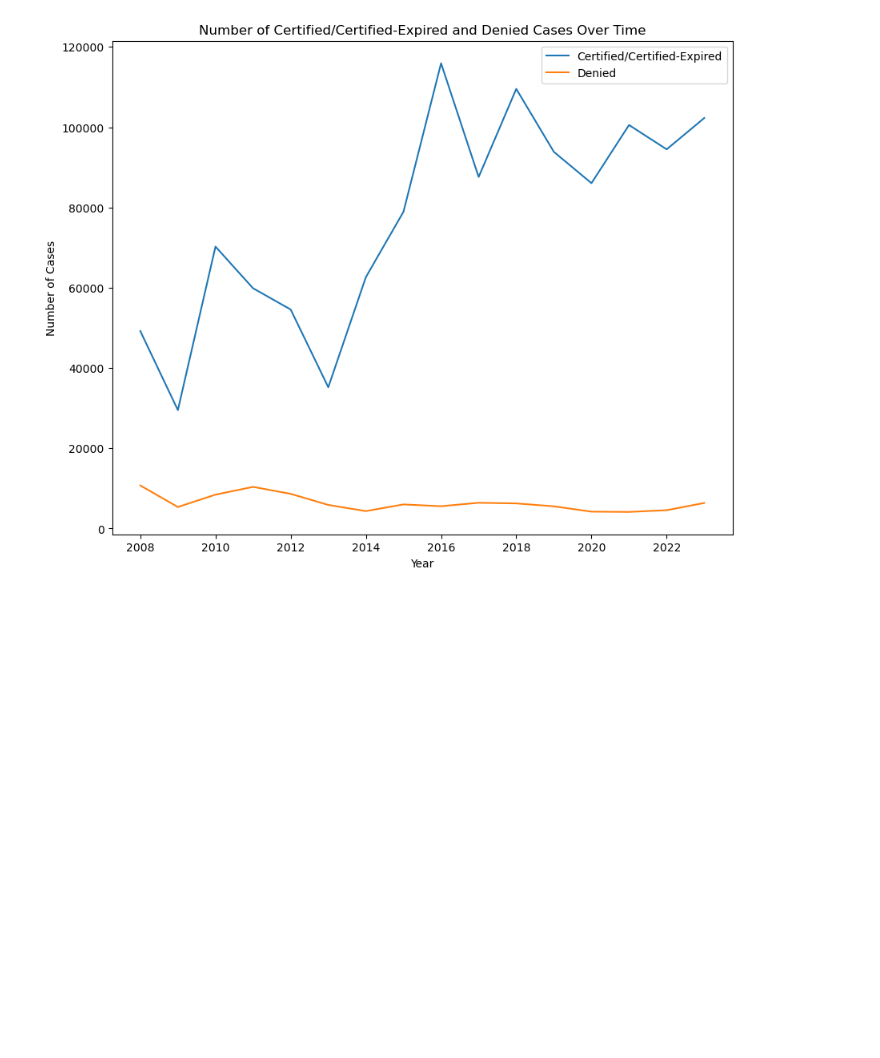
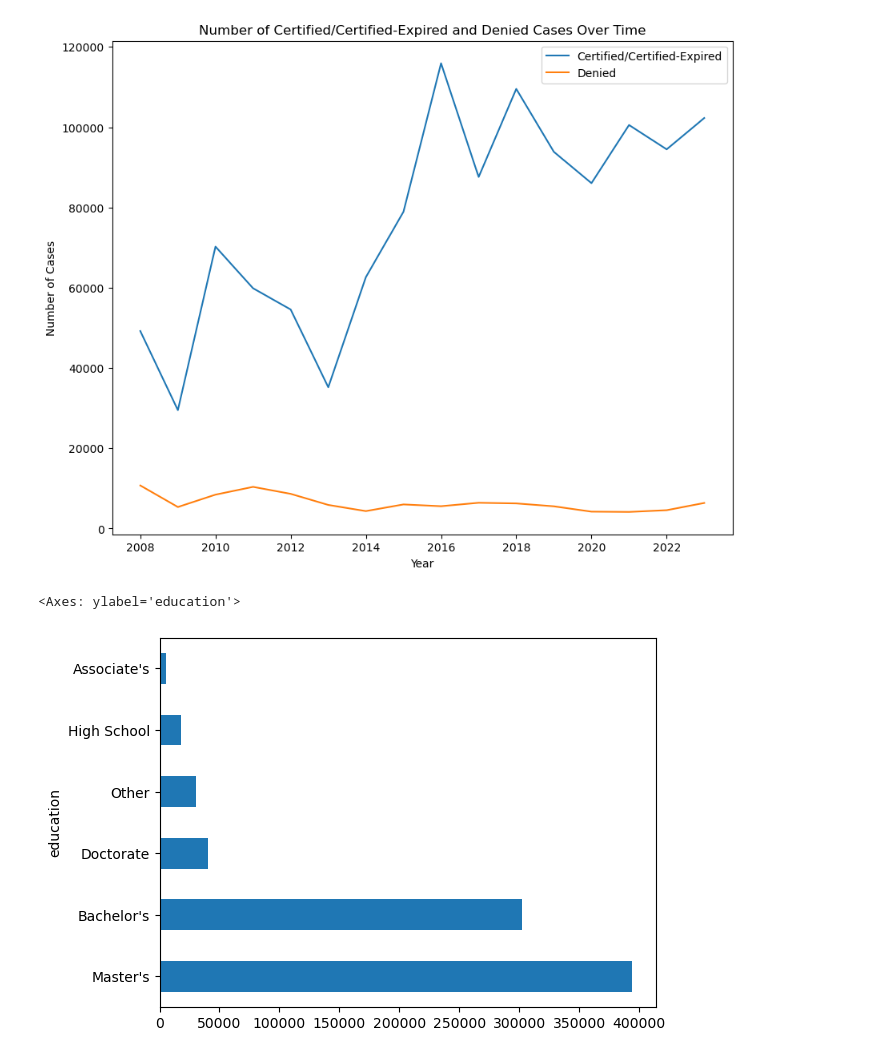
Before and after one commit to Shuyi1011/2024Spr_projects, a Jupyter notebook: final.ipynb, the cells around one changed output. Saved outputs shown, nothing was run; the diff lists cells and outputs as text; code cells hidden in the pictures; blank space fills up the shorter version.

```diff
--- a/final.ipynb
+++ b/final.ipynb
@@ -402,3 +402,8 @@ ax.legend()
 plt.show()
 # %% [output]
 [figure]
+# %%
+all_perm[(all_perm["case status"] == "Certified") | (all_perm["case status"] == "Certified-Expired")].groupby("education").size().sort_values(ascending=False).plot(kind='barh')
+# %% [output]
+<Axes: ylabel='education'>
+[figure, added]
```
Also changed, not shown: parts of 3 cells of this notebook, 1 other file.
